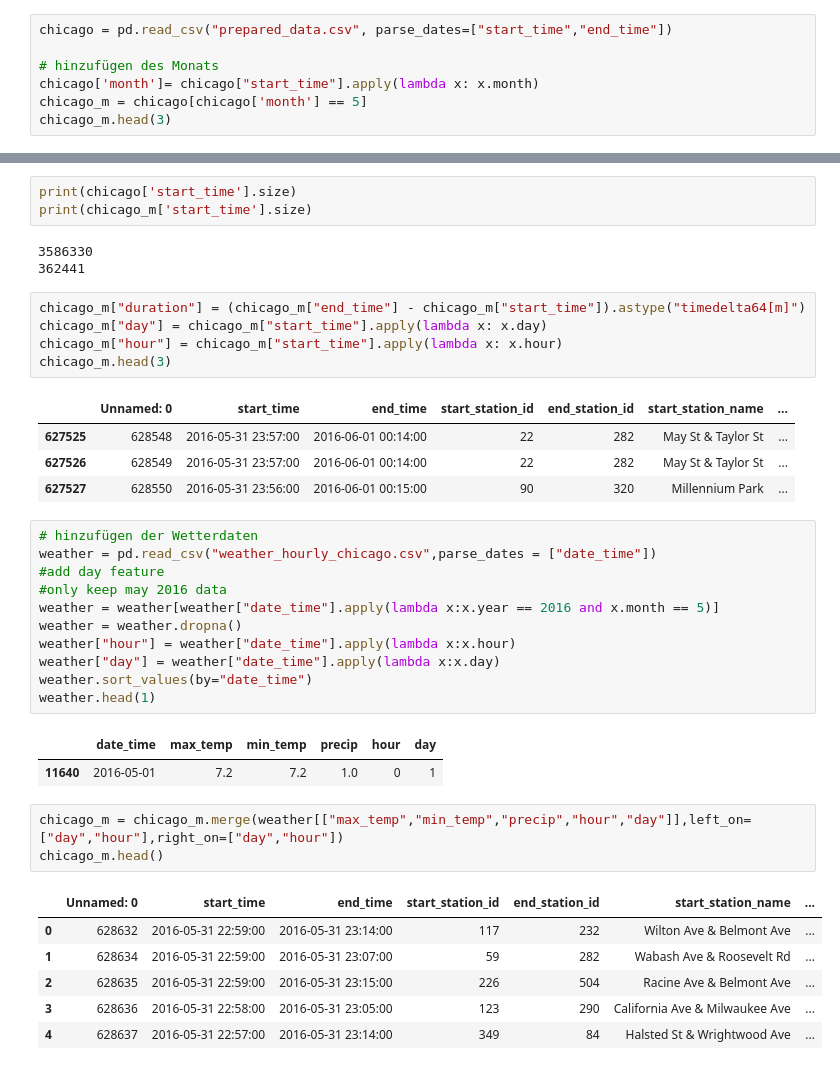
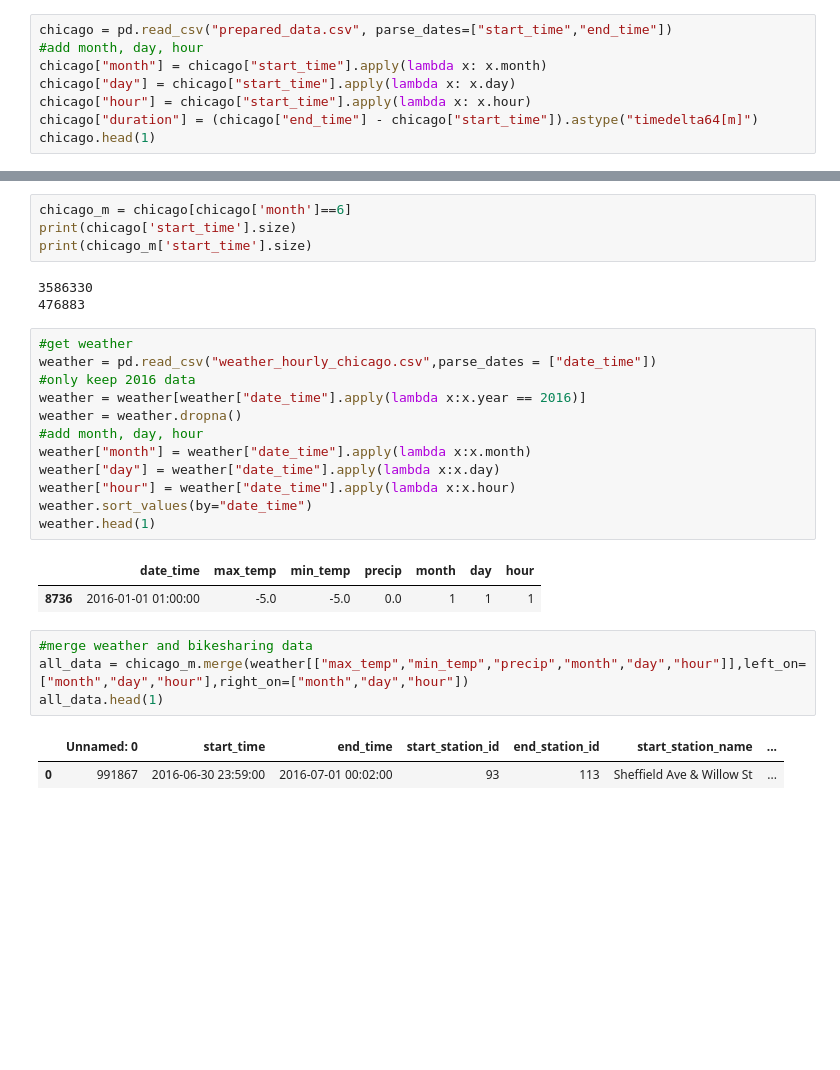
Before and after one commit to agruenb/PrescriptiveStruggle_BikeSharing, a Jupyter notebook: LeaWorkspace/Prediction_Tree.ipynb, the cells around one changed output, grey strips where cells are left out. Drawn from its saved outputs; the diff is of its cells as text; blank space fills up the shorter version.

```diff
--- a/LeaWorkspace/Prediction_Tree.ipynb
+++ b/LeaWorkspace/Prediction_Tree.ipynb
@@ -19,10 +20,11 @@ import datetime
 %matplotlib inline
 # %%
 chicago = pd.read_csv("prepared_data.csv", parse_dates=["start_time","end_time"])
-
-# hinzufügen des Monats
-chicago['month']= chicago["start_time"].apply(lambda x: x.month)
-chicago_m = chicago[chicago['month'] == 5]
-chicago_m.head(3)
+#add month, day, hour
+chicago["month"] = chicago["start_time"].apply(lambda x: x.month)
+chicago["day"] = chicago["start_time"].apply(lambda x: x.day)
+chicago["hour"] = chicago["start_time"].apply(lambda x: x.hour)
+chicago["duration"] = (chicago["end_time"] - chicago["start_time"]).astype("timedelta64[m]")
+chicago.head(1)
 # %% [output]
 |  | Unnamed: 0 | start_time | end_time | start_station_id | end_station_id | start_station_name | ... |
@@ -32,40 +32,29 @@ chicago_m.head(3)
 # %%
+chicago_m = chicago[chicago['month']==6]
 print(chicago['start_time'].size)
 print(chicago_m['start_time'].size)
 # %% [output]
 3586330
-362441
+476883
-# %%
-chicago_m["duration"] = (chicago_m["end_time"] - chicago_m["start_time"]).astype("timedelta64[m]")
-chicago_m["day"] = chicago_m["start_time"].apply(lambda x: x.day)
-chicago_m["hour"] = chicago_m["start_time"].apply(lambda x: x.hour)
-chicago_m.head(3)
-# %% [output]
-|  | Unnamed: 0 | start_time | end_time | start_station_id | end_station_id | start_station_name | ... |
-| 627525 | 628548 | 2016-05-31 23:57:00 | 2016-06-01 00:14:00 | 22 | 282 | May St & Taylor St | ... |
-| 627526 | 628549 | 2016-05-31 23:57:00 | 2016-06-01 00:14:00 | 22 | 282 | May St & Taylor St | ... |
-| 627527 | 628550 | 2016-05-31 23:56:00 | 2016-06-01 00:15:00 | 90 | 320 | Millennium Park | ... |
 # %%
-# hinzufügen der Wetterdaten
+#get weather
 weather = pd.read_csv("weather_hourly_chicago.csv",parse_dates = ["date_time"])
-#add day feature
-#only keep may 2016 data
-weather = weather[weather["date_time"].apply(lambda x:x.year == 2016 and x.month == 5)]
+#only keep 2016 data
+weather = weather[weather["date_time"].apply(lambda x:x.year == 2016)]
 weather = weather.dropna()
+#add month, day, hour
+weather["month"] = weather["date_time"].apply(lambda x:x.month)
+weather["day"] = weather["date_time"].apply(lambda x:x.day)
 weather["hour"] = weather["date_time"].apply(lambda x:x.hour)
-weather["day"] = weather["date_time"].apply(lambda x:x.day)
 weather.sort_values(by="date_time")
 weather.head(1)
 # %% [output]
-|  | date_time | max_temp | min_temp | precip | hour | day |
-| 11640 | 2016-05-01 | 7.2 | 7.2 | 1.0 | 0 | 1 |
+|  | date_time | max_temp | min_temp | precip | month | day | hour |
+| 8736 | 2016-01-01 01:00:00 | -5.0 | -5.0 | 0.0 | 1 | 1 | 1 |
 # %%
-chicago_m = chicago_m.merge(weather[["max_temp","min_temp","precip","hour","day"]],left_on=["day","hour"],right_on=["day","hour"])
-chicago_m.head()
+#merge weather and bikesharing data
+all_data = chicago_m.merge(weather[["max_temp","min_temp","precip","month","day","hour"]],left_on=["month","day","hour"],right_on=["month","day","hour"])
+all_data.head(1)
 # %% [output]
 |  | Unnamed: 0 | start_time | end_time | start_station_id | end_station_id | start_station_name | ... |
-| 0 | 628632 | 2016-05-31 22:59:00 | 2016-05-31 23:14:00 | 117 | 232 | Wilton Ave & Belmont Ave | ... |
-| 1 | 628634 | 2016-05-31 22:59:00 | 2016-05-31 23:07:00 | 59 | 282 | Wabash Ave & Roosevelt Rd | ... |
-| 2 | 628635 | 2016-05-31 22:59:00 | 2016-05-31 23:15:00 | 226 | 504 | Racine Ave & Belmont Ave | ... |
-| 3 | 628636 | 2016-05-31 22:58:00 | 2016-05-31 23:05:00 | 123 | 290 | California Ave & Milwaukee Ave | ... |
-| 4 | 628637 | 2016-05-31 22:57:00 | 2016-05-31 23:14:00 | 349 | 84 | Halsted St & Wrightwood Ave | ... |
+| 0 | 991867 | 2016-06-30 23:59:00 | 2016-07-01 00:02:00 | 93 | 113 | Sheffield Ave & Willow St | ... |
```
Also changed, not shown: parts of 13 cells of this notebook.
